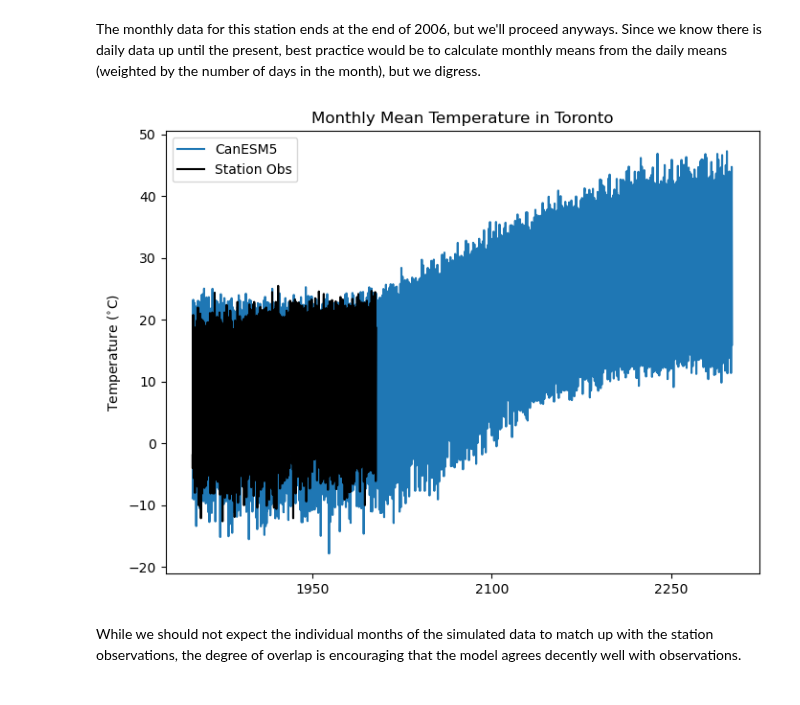
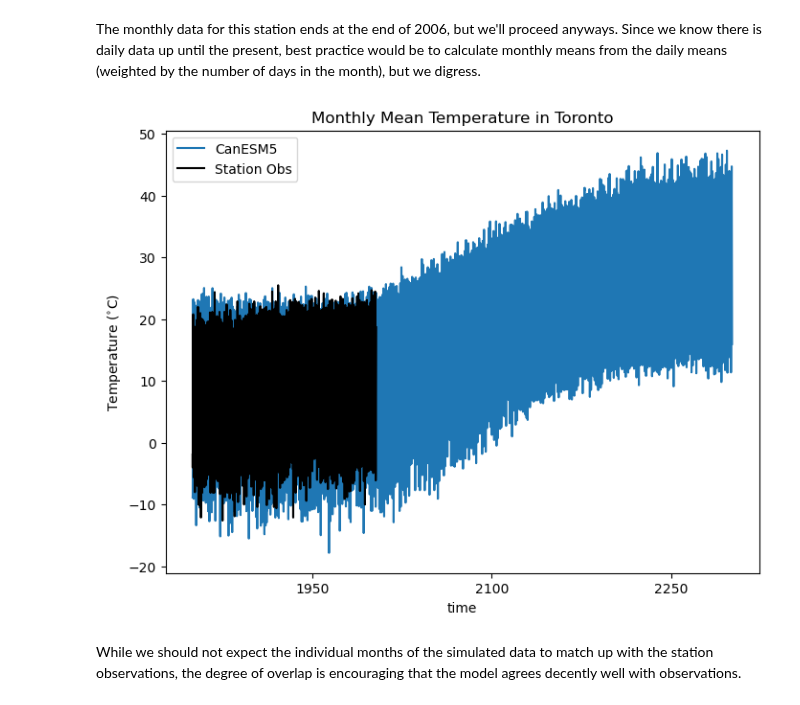
Before and after one commit to mikemorris12/UTCDW_Guidebook, a Jupyter notebook: _build/html/_sources/Chapter3/section3.4_climate_model_output.ipynb, the cells around one changed output. Saved outputs shown, nothing was run; the diff lists cells and outputs as text; code cells hidden in the pictures.

Commit message:
minor plotting change in 3.4

```diff
--- a/_build/html/_sources/Chapter3/section3.4_climate_model_output.ipynb
+++ b/_build/html/_sources/Chapter3/section3.4_climate_model_output.ipynb
@@ -230,20 +230,20 @@ tas_CanESM5 = ds_CanESM5.tas.interp(lat = station_lat, lon = station_lon) - 273.
 # %%
 # station and model data have different time datatypes, so make a time axis with
 # xarray to use for the obs
 times_obs = xr.cftime_range(start = df_obs.index.min(),
                             # need to add an extra month to the endpoint to make it closed at the right
                             end = df_obs.index.max() + pd.Timedelta(days=30),
                             freq = 'M', calendar = 'noleap')
 # plot the time series
 fig, ax = plt.subplots(figsize = (8, 6))
-ax.plot(tas_CanESM5.time.values, tas_CanESM5, label = 'CanESM5')
+tas_CanESM5.plot.line(ax = ax, label = 'CanESM5')
 ax.plot(times_obs, df_obs['tas'], color = 'k', linestyle = '-', label = 'Station Obs')
 ax.set_title("Monthly Mean Temperature in Toronto")
 ax.set_ylabel(r"Temperature ($^{\circ}$C)")
 plt.legend()
 plt.show()
 # %% [output]
-[figure, old version]
+[figure, new version]
 # %% [markdown]
 While we should not expect the individual months of the simulated data to match up with the station observations, the degree of overlap is encouraging that the model agrees decently well with observations.
 # %% [markdown]
```
Also changed, not shown: 9 other files.
